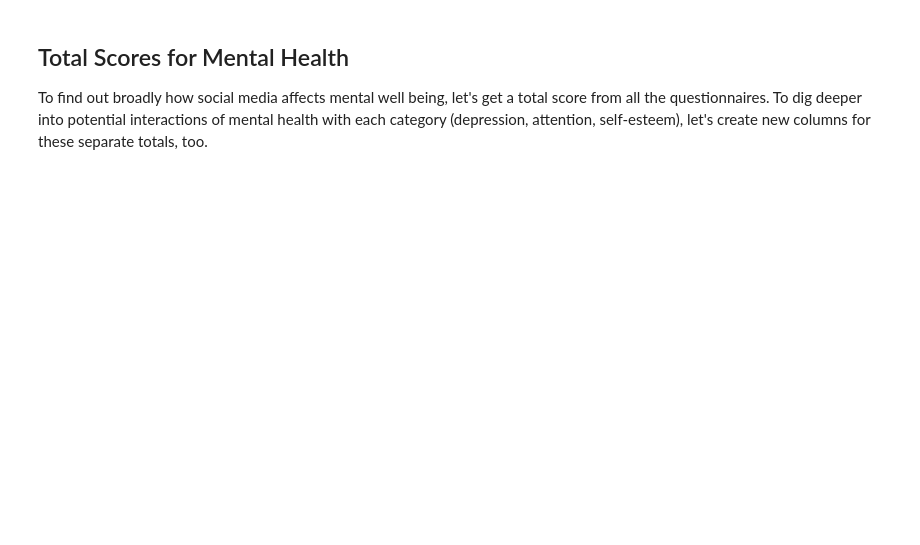
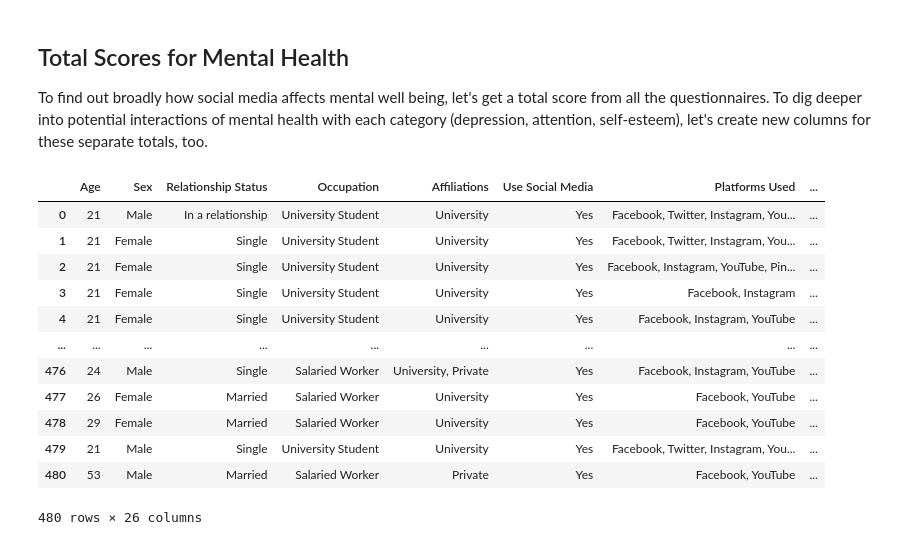
Before and after one commit to allygee/smmh_project, a Jupyter notebook: Social Media Mental Heallth Notebook.ipynb, the cells around one changed output. Saved outputs shown, nothing was run; the diff lists cells and outputs as text; code cells hidden in the pictures; blank space fills up the shorter version.

Commit message:
total scores added for mental health

```diff
--- a/Social Media Mental Heallth Notebook.ipynb
+++ b/Social Media Mental Heallth Notebook.ipynb
@@ -234,0 +241,31 @@ To find out broadly how social media affects mental well being, let's get a tota
+# %%
+#Summing anxiety scores
+data['Total Anxiety Score'] = data['Anxiety Q1'] + data['Anxiety Q2']
+
+#Sum attention scores
+data['Total Attention Score'] = data['Attention Q1'] + data['Attention Q2'] + data['Attention Q3'] + data['Attention Q4']
+
+#Sum Depression Scores
+data['Total Depression Score'] = data['Depression Q1'] + data['Depression Q2'] + data['Depression Q3']
+
+#Sum Self Esteem Scores
+data['Total Self Esteem Score'] = data['Self Esteem Q1'] + data['Self Esteem Q2'] + data['Self Esteem Q3']
+
+#Total mental health score
+data['Total Score'] = data['Total Self Esteem Scores'] + data['Total Depression Score'] + data['Total Attention Score'] + data['Total Anxiety Score']
+
+data.head()
+# %% [output]
+|  | Age | Sex | Relationship Status | Occupation | Affiliations | Use Social Media | Platforms Used | ... |
+| 0 | 21 | Male | In a relationship | University Student | University | Yes | Facebook, Twitter, Instagram, You... | ... |
+| 1 | 21 | Female | Single | University Student | University | Yes | Facebook, Twitter, Instagram, You... | ... |
+| 2 | 21 | Female | Single | University Student | University | Yes | Facebook, Instagram, YouTube, Pin... | ... |
+| 3 | 21 | Female | Single | University Student | University | Yes | Facebook, Instagram | ... |
+| 4 | 21 | Female | Single | University Student | University | Yes | Facebook, Instagram, YouTube | ... |
+| ... | ... | ... | ... | ... | ... | ... | ... | ... |
+| 476 | 24 | Male | Single | Salaried Worker | University, Private | Yes | Facebook, Instagram, YouTube | ... |
+| 477 | 26 | Female | Married | Salaried Worker | University | Yes | Facebook, YouTube | ... |
+| 478 | 29 | Female | Married | Salaried Worker | University | Yes | Facebook, YouTube | ... |
+| 479 | 21 | Male | Single | University Student | University | Yes | Facebook, Twitter, Instagram, You... | ... |
+| 480 | 53 | Male | Married | Salaried Worker | Private | Yes | Facebook, YouTube | ... |
+480 rows × 26 columns
```
Also changed, not shown: parts of 2 cells of this notebook.
